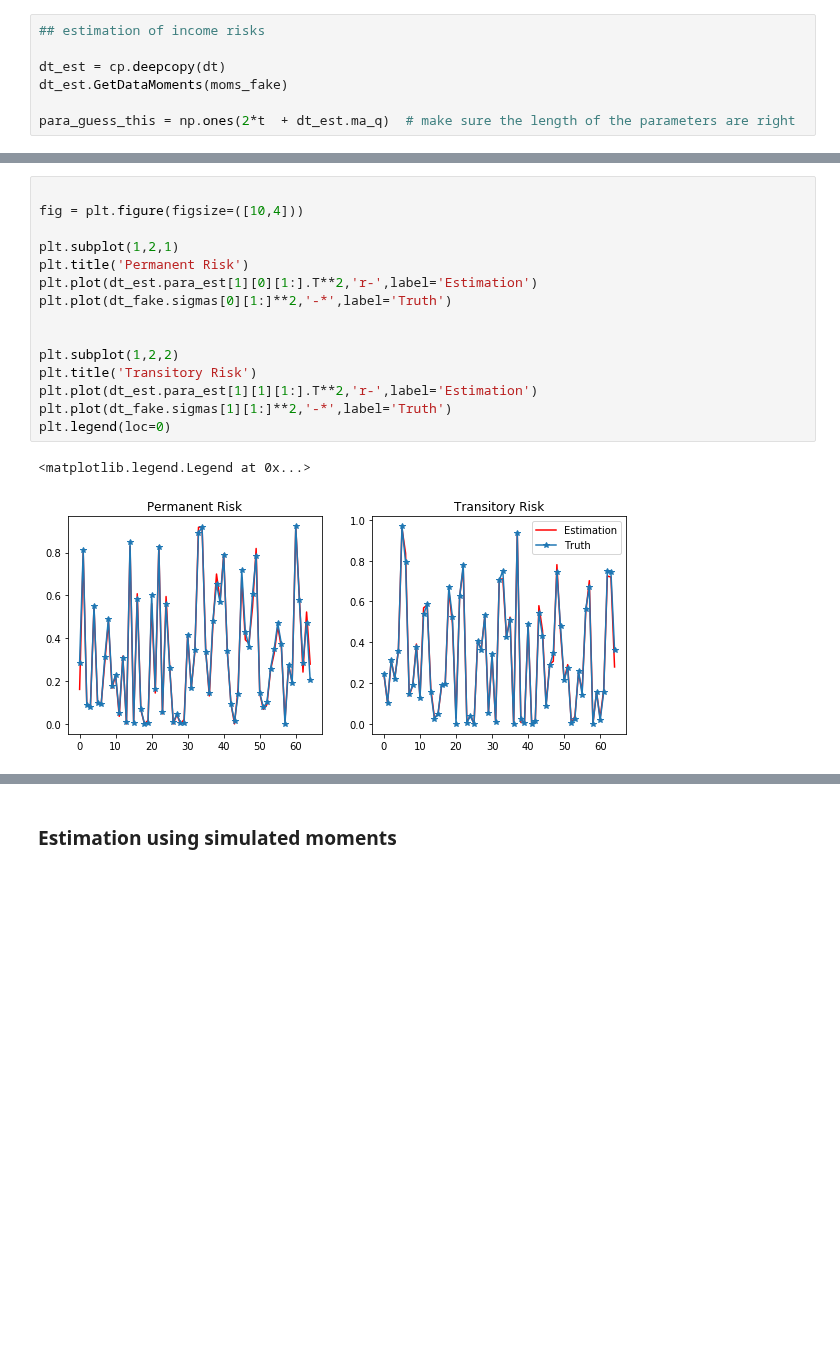
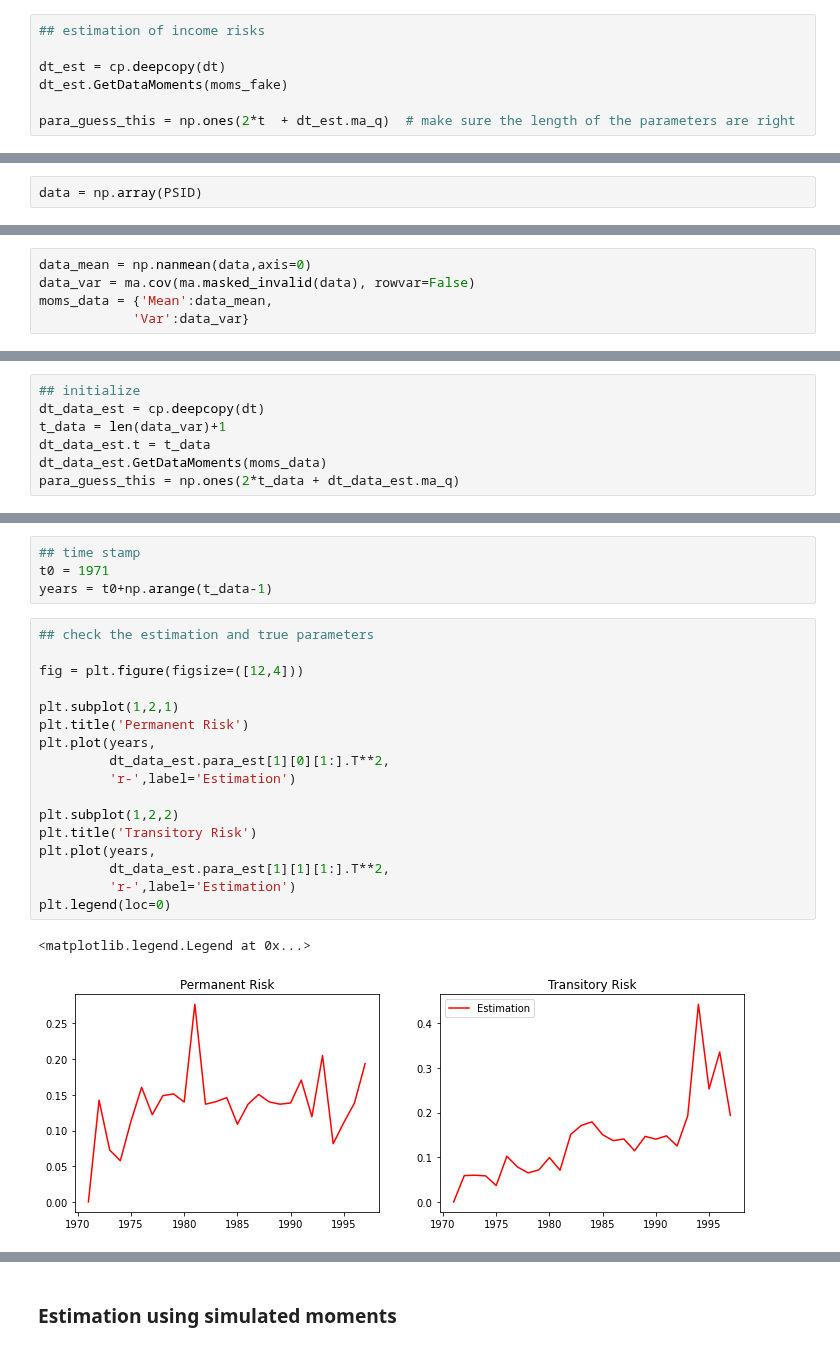
Before and after one commit to iworld1991/IncExpProject, a Jupyter notebook: WorkingFolder/PythonCode/IncomeRisksEst.ipynb, the cells around one changed output, grey strips where cells are left out. Drawn from its saved outputs; the diff is of its cells as text; blank space fills up the shorter version.

Commit message:
1.  upd1. ractified the draft. 2. PSID data estimation.

```diff
--- a/WorkingFolder/PythonCode/IncomeRisksEst.ipynb
+++ b/WorkingFolder/PythonCode/IncomeRisksEst.ipynb
@@ -176,0 +181,2 @@ plt.legend(loc=0)
+# %%
+data = np.array(PSID)
@@ -176,0 +187,5 @@ plt.legend(loc=0)
+# %%
+data_mean = np.nanmean(data,axis=0)
+data_var = ma.cov(ma.masked_invalid(data), rowvar=False)
+moms_data = {'Mean':data_mean,
+            'Var':data_var}
@@ -176,0 +197,7 @@ plt.legend(loc=0)
+# %%
+## initialize
+dt_data_est = cp.deepcopy(dt)
+t_data = len(data_var)+1
+dt_data_est.t = t_data
+dt_data_est.GetDataMoments(moms_data)
+para_guess_this = np.ones(2*t_data + dt_data_est.ma_q)
@@ -177,18 +214,24 @@ plt.legend(loc=0)
+# %%
+## time stamp
+t0 = 1971
+years = t0+np.arange(t_data-1)
 # %%
+## check the estimation and true parameters
 
-fig = plt.figure(figsize=([10,4]))
+fig = plt.figure(figsize=([12,4]))
 
 plt.subplot(1,2,1)
 plt.title('Permanent Risk')
-plt.plot(dt_est.para_est[1][0][1:].T**2,'r-',label='Estimation')
-plt.plot(dt_fake.sigmas[0][1:]**2,'-*',label='Truth')
-
+plt.plot(years,
+         dt_data_est.para_est[1][0][1:].T**2,
+         'r-',label='Estimation')
 
 plt.subplot(1,2,2)
 plt.title('Transitory Risk')
-plt.plot(dt_est.para_est[1][1][1:].T**2,'r-',label='Estimation')
-plt.plot(dt_fake.sigmas[1][1:]**2,'-*',label='Truth')
+plt.plot(years,
+         dt_data_est.para_est[1][1][1:].T**2,
+         'r-',label='Estimation')
 plt.legend(loc=0)
 # %% [output]
 <matplotlib.legend.Legend at 0x...>
-[figure, old version]
+[figure, new version]
```
Also changed, not shown: parts of 28 cells of this notebook, 35 other files.
